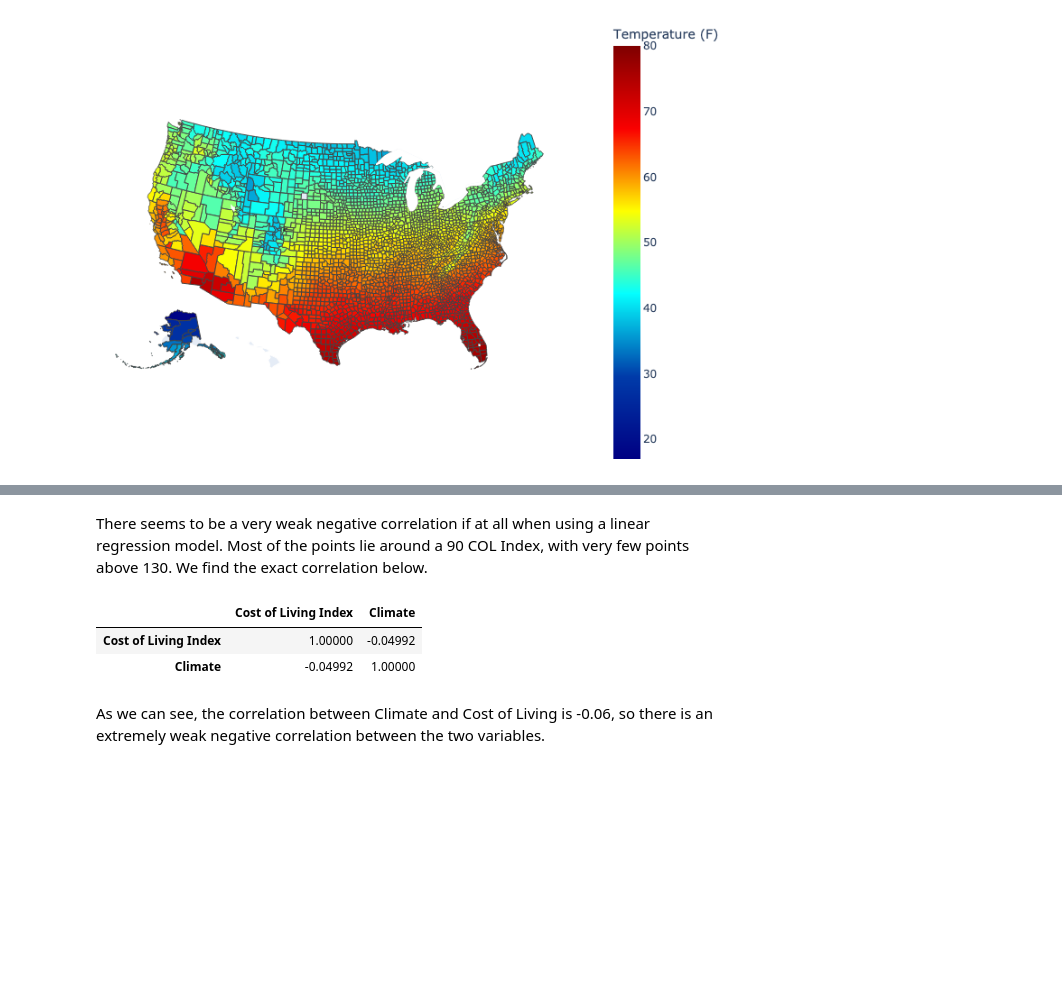
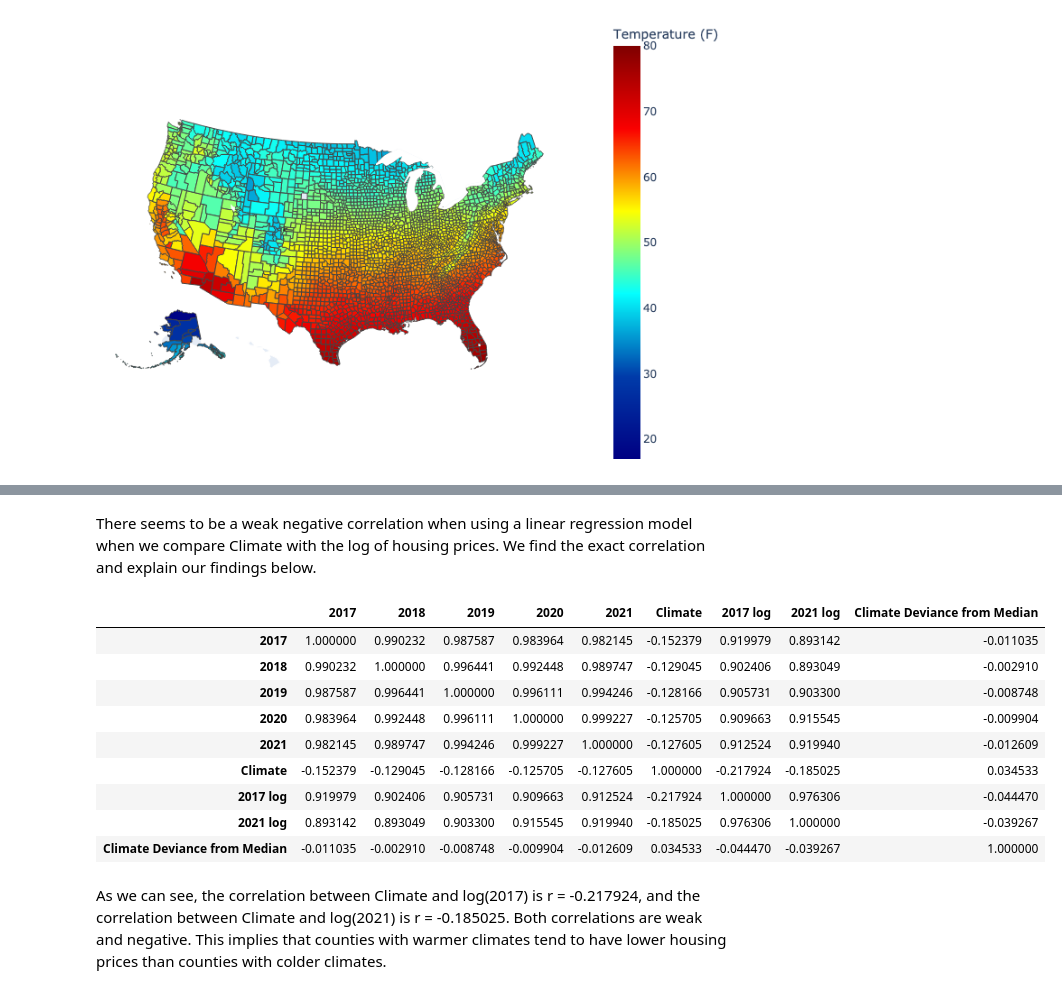
Before and after one commit to tyler-le/Natural-Disaster-Analysis, a Jupyter notebook: EDACheckpointGroup013-Wi22.ipynb, the cells around one changed output, grey strips where cells are left out. Saved outputs shown, nothing was run; the diff lists cells and outputs as text; code cells hidden in the pictures; blank space fills up the shorter version.

```diff
--- a/EDACheckpointGroup013-Wi22.ipynb
+++ b/EDACheckpointGroup013-Wi22.ipynb
@@ -949,0 +880,12 @@ housing_df.head()
+# %%
+#creates a new data frame using both Climate and Housing Prices data
+def extract_climate(fips):
+    try:
+        temp = climate_df[(climate_df['fips'] == fips)]
+        return temp['Temperature (F)']
+    except:
+        return np.nan
+
+housing_climate_df = housing_df
+housing_climate_df['climate'] = np.nan
+housing_climate_df.head()
@@ -949,0 +899,12 @@ housing_df.head()
+# %%
+#Extracts climate for all rows in housing dataset
+for i in range (0, len(housing_climate_df)):
+    try:
+        housing_climate_df.at[i,'climate'] = extract_climate(housing_climate_df['FIPS'][i])
+    except:
+        if(housing_climate_df.iloc[i,7] == np.nan):
+            housing_climate_df.iloc[i,7] = housing_climate_df.iloc[i,7] #do nothing
+
+housing_climate_df = housing_climate_df.dropna()
+housing_climate_df = housing_climate_df.rename(columns={'climate':'Climate', 'county':'County'})
+housing_climate_df.head()
@@ -949,0 +918,5 @@ housing_df.head()
+# %%
+#log transforming prices because they are skewed very far to the right
+housing_climate_df['2017 log'] = np.log(housing_climate_df['2017'])
+housing_climate_df['2021 log'] = np.log(housing_climate_df['2021'])
+housing_climate_df.head()
@@ -949,0 +930,7 @@ housing_df.head()
+# %%
+#Finds deviance from median for climate and reverses it so bigger numbers means a more moderate climate
+housing_climate_df['Climate'].describe()
+climate_median = 55.5
+housing_climate_df['Climate Deviance from Median'] = -1 * abs(55.5 -
+    housing_climate_df['Climate'])
+housing_climate_df
@@ -1425,11 +1499,18 @@ sns.lmplot(data = both_df, x = 'Climate', y = 'Cost of Living Index', aspect = 2
 # %% [markdown]
-There seems to be a very weak negative correlation if at all when using a linear regression model. Most of the points lie around a 90 COL Index, with very few points above 130. We find the exact correlation below.
+There seems to be a weak negative correlation when using a linear regression model when we compare Climate with the log of housing prices. We find the exact correlation and explain our findings below.
 # %%
-#Calculates correlation between Climate and Cost of Living
-both_df.corr()
+#Calculates correlation between Climate and Housing Prices
+housing_climate_df.corr()
 # %% [output]
-|  | Cost of Living Index | Climate |
-| Cost of Living Index | 1.00000 | -0.04992 |
-| Climate | -0.04992 | 1.00000 |
+|  | 2017 | 2018 | 2019 | 2020 | 2021 | Climate | 2017 log | 2021 log | Climate Deviance from Median |
+| 2017 | 1.000000 | 0.990232 | 0.987587 | 0.983964 | 0.982145 | -0.152379 | 0.919979 | 0.893142 | -0.011035 |
+| 2018 | 0.990232 | 1.000000 | 0.996441 | 0.992448 | 0.989747 | -0.129045 | 0.902406 | 0.893049 | -0.002910 |
+| 2019 | 0.987587 | 0.996441 | 1.000000 | 0.996111 | 0.994246 | -0.128166 | 0.905731 | 0.903300 | -0.008748 |
+| 2020 | 0.983964 | 0.992448 | 0.996111 | 1.000000 | 0.999227 | -0.125705 | 0.909663 | 0.915545 | -0.009904 |
+| 2021 | 0.982145 | 0.989747 | 0.994246 | 0.999227 | 1.000000 | -0.127605 | 0.912524 | 0.919940 | -0.012609 |
+| Climate | -0.152379 | -0.129045 | -0.128166 | -0.125705 | -0.127605 | 1.000000 | -0.217924 | -0.185025 | 0.034533 |
+| 2017 log | 0.919979 | 0.902406 | 0.905731 | 0.909663 | 0.912524 | -0.217924 | 1.000000 | 0.976306 | -0.044470 |
+| 2021 log | 0.893142 | 0.893049 | 0.903300 | 0.915545 | 0.919940 | -0.185025 | 0.976306 | 1.000000 | -0.039267 |
+| Climate Deviance from Median | -0.011035 | -0.002910 | -0.008748 | -0.009904 | -0.012609 | 0.034533 | -0.044470 | -0.039267 | 1.000000 |
-# %% [markdown]
-As we can see, the correlation between Climate and Cost of Living is -0.06, so there is an extremely weak negative correlation between the two variables.
+# %% [markdown]
+As we can see, the correlation between Climate and log(2017) is r = -0.217924, and the correlation between Climate and log(2021) is r = -0.185025. Both correlations are weak and negative. This implies that counties with warmer climates tend to have lower housing prices than counties with colder climates.
```
Also changed, not shown: parts of 35 cells of this notebook, 2 other files.
